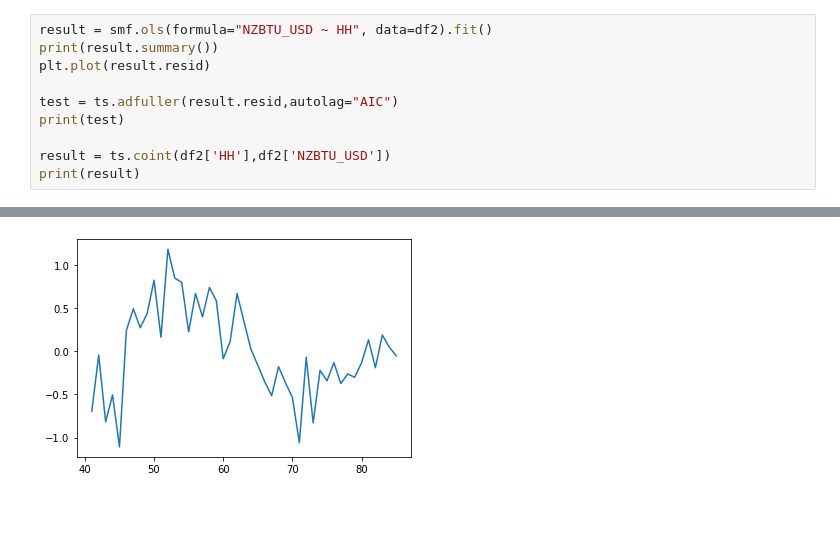
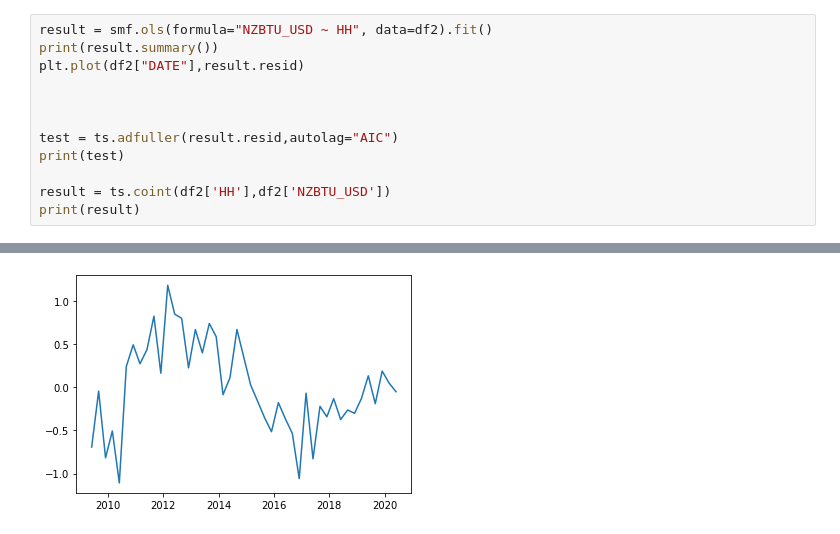
Before and after one commit to joe-ascroft/phd, a Jupyter notebook: jupyter code/metrics/gas nz.ipynb, the cells around one changed output, grey strips where cells are left out. Drawn from its saved outputs; the diff is of its cells as text.

```diff
--- a/jupyter code/metrics/gas nz.ipynb
+++ b/jupyter code/metrics/gas nz.ipynb
@@ -92,7 +94,9 @@ plt.grid(color="black")
 # %%
 result = smf.ols(formula="NZBTU_USD ~ HH", data=df2).fit()
 print(result.summary())
-plt.plot(result.resid)
+plt.plot(df2["DATE"],result.resid)
+
+
 
 test = ts.adfuller(result.resid,autolag="AIC")
 print(test)
@@ -120 +124 @@ Notes:
-[figure, old version]
+[figure, new version]
```
Also changed, not shown: parts of 11 cells of this notebook, 5 other files.
